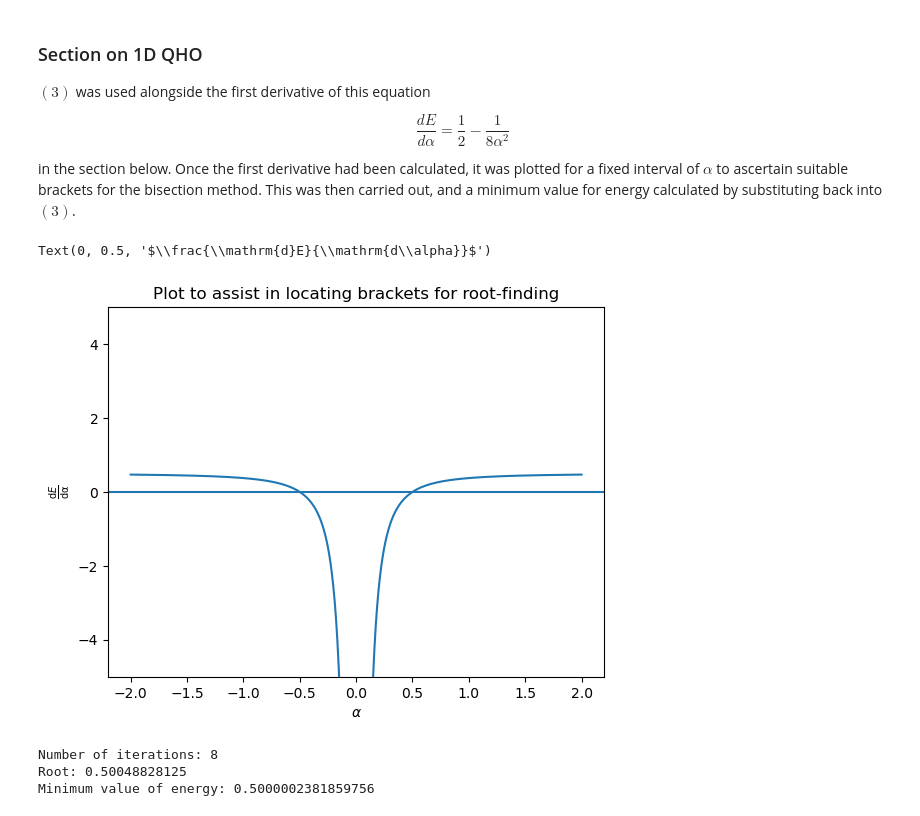
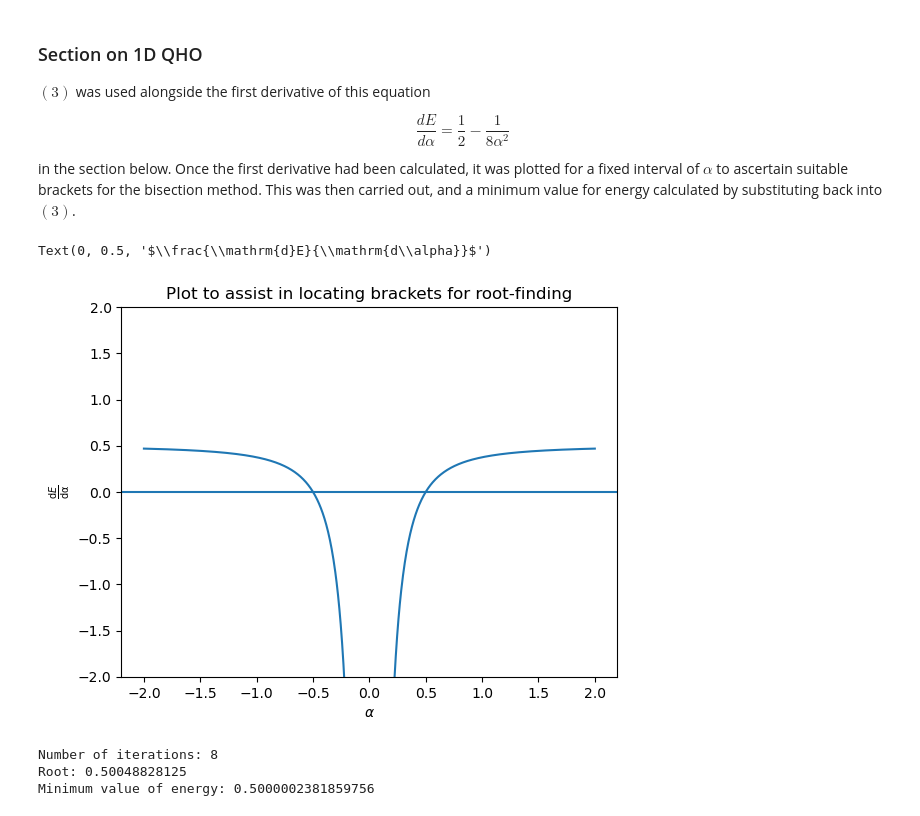
Before and after one commit to zfla/PHAS0030, a Jupyter notebook: Week 2/PHAS0030_W2_ZainFoxLatif.ipynb, the cells around one changed output. Cells and saved outputs as stored; diff of their text form; code cells hidden in the pictures.

Commit message:
adjusting graph

```diff
--- a/Week 2/PHAS0030_W2_ZainFoxLatif.ipynb
+++ b/Week 2/PHAS0030_W2_ZainFoxLatif.ipynb
@@ -106,18 +106,18 @@ def QHO_grad(alpha: float) -> float:
 # %%
 # Initialising coordinate space
 x = np.linspace(-2, 2, 1000)
 y = QHO_grad(x)
 
 # Plotting the graph to estimate brackets
 plt.plot(x, y)
 plt.axhline()
-plt.ylim((-5, 5))
+plt.ylim((-2, 2))
 plt.title("Plot to assist in locating brackets for root-finding")
 plt.xlabel(r"$\alpha$")
 plt.ylabel(r"$\frac{\mathrm{d}E}{\mathrm{d\alpha}}$")
 # %% [output]
 Text(0, 0.5, '$\\frac{\\mathrm{d}E}{\\mathrm{d\\alpha}}$')
-[figure, old version]
+[figure, new version]
 # %%
 # Performing bisection technique and returning results
 n, alpha = bisection(QHO_grad, 0.25, 1, 0.001)
```
Also changed, not shown: 1 other file.
